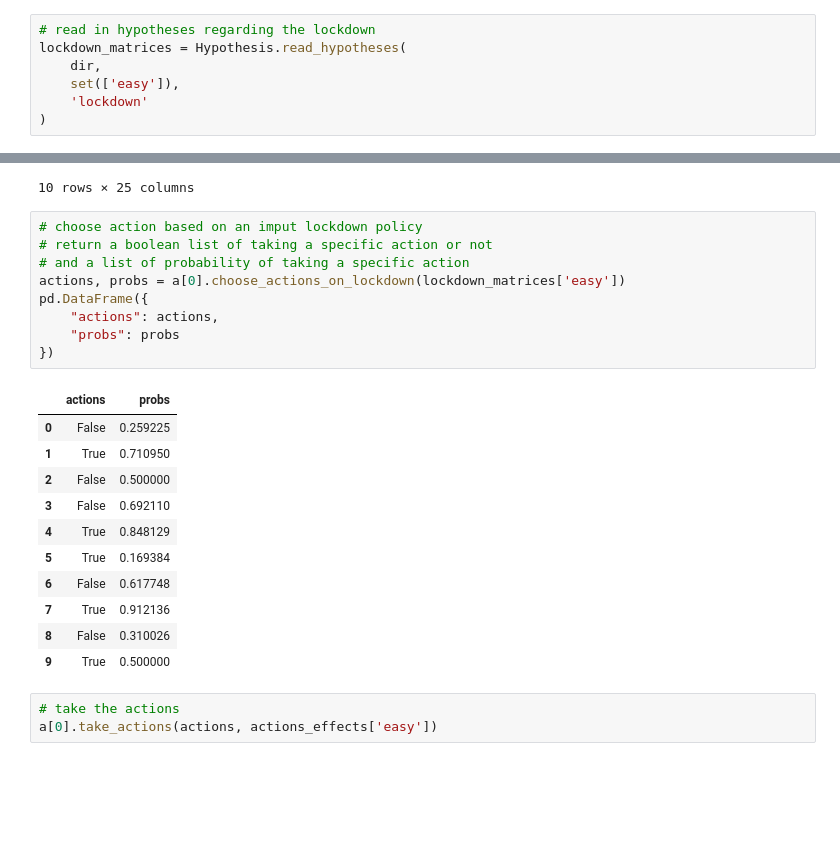
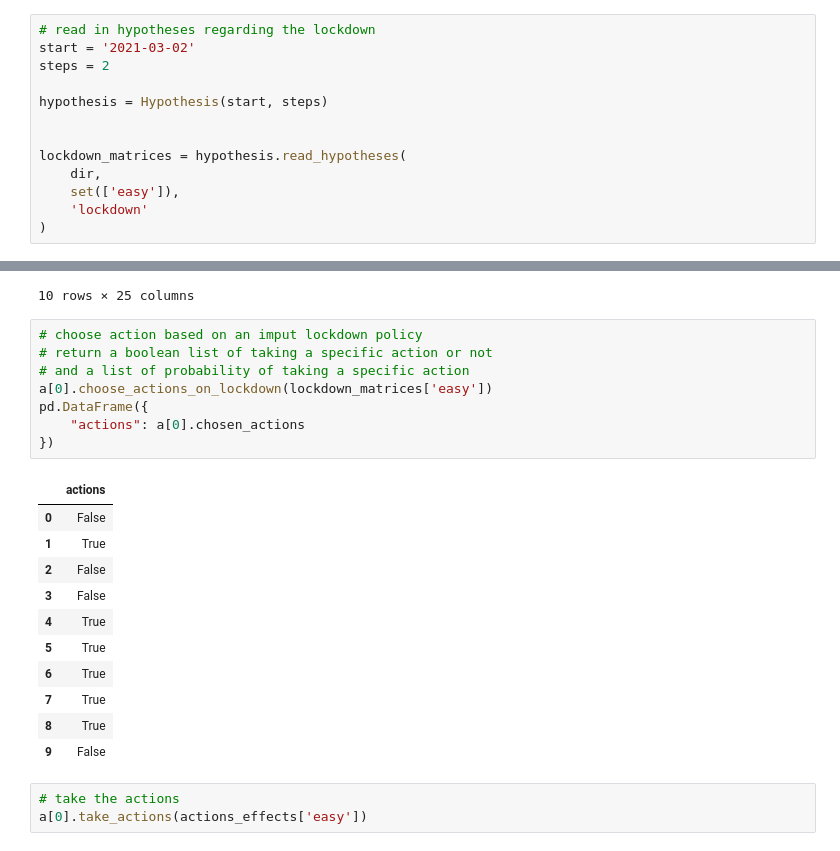
Before and after one commit to covid19ABM/comma, a Jupyter notebook: notebooks/demo_individual.ipynb, the cells around one changed output, grey strips where cells are left out. Cells and saved outputs as stored; diff of their text form; blank space fills up the shorter version.

```diff
--- a/notebooks/demo_individual.ipynb
+++ b/notebooks/demo_individual.ipynb
@@ -54,7 +54,13 @@ a[0].actions
  'socialise_online']
 # %%
 # read in hypotheses regarding the lockdown
-lockdown_matrices = Hypothesis.read_hypotheses(
+start = '2021-03-02'
+steps = 2
+
+hypothesis = Hypothesis(start, steps)
+
+
+lockdown_matrices = hypothesis.read_hypotheses(
     dir,
     set(['easy']),
     'lockdown'
@@ -94,24 +100,23 @@ actions_effects['easy']
 # %%
 # choose action based on an imput lockdown policy
 # return a boolean list of taking a specific action or not
 # and a list of probability of taking a specific action
-actions, probs = a[0].choose_actions_on_lockdown(lockdown_matrices['easy'])
+a[0].choose_actions_on_lockdown(lockdown_matrices['easy'])
 pd.DataFrame({
-    "actions": actions,
-    "probs": probs
+    "actions": a[0].chosen_actions
 })
 # %% [output]
-|  | actions | probs |
-| 0 | False | 0.259225 |
-| 1 | True | 0.710950 |
-| 2 | False | 0.500000 |
-| 3 | False | 0.692110 |
-| 4 | True | 0.848129 |
-| 5 | True | 0.169384 |
-| 6 | False | 0.617748 |
-| 7 | True | 0.912136 |
-| 8 | False | 0.310026 |
-| 9 | True | 0.500000 |
+|  | actions |
+| 0 | False |
+| 1 | True |
+| 2 | False |
+| 3 | False |
+| 4 | True |
+| 5 | True |
+| 6 | True |
+| 7 | True |
+| 8 | True |
+| 9 | False |
 # %%
 # take the actions
-a[0].take_actions(actions, actions_effects['easy'])
+a[0].take_actions(actions_effects['easy'])
```
Also changed, not shown: parts of 4 cells of this notebook, 2 other files.
